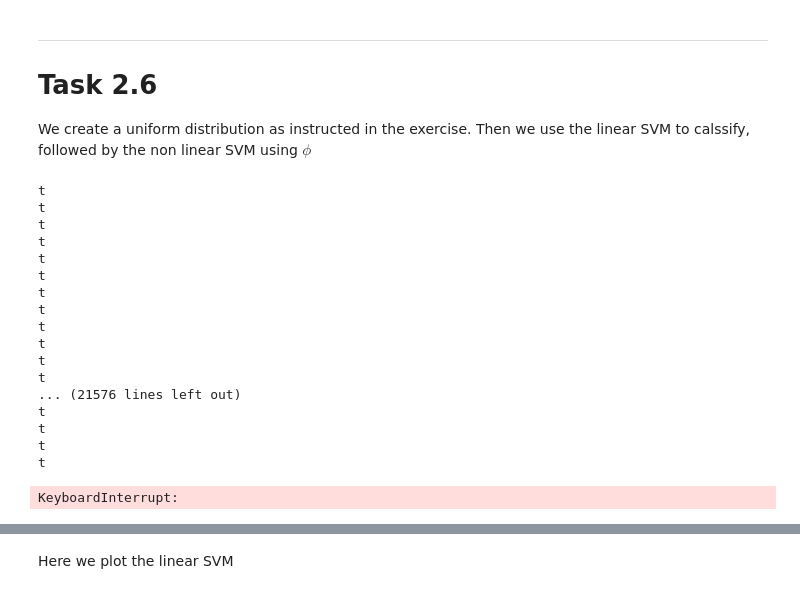
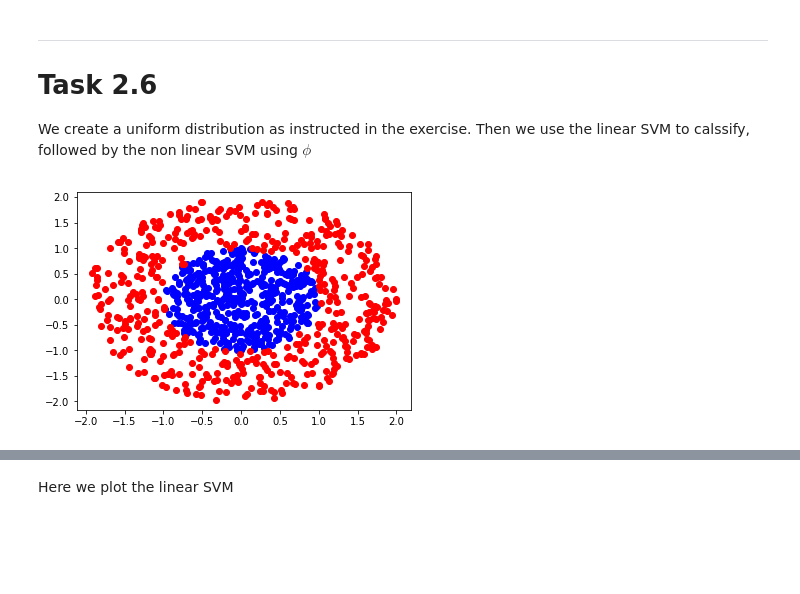
Before and after one commit to EspenXylander/mllab_group6, a Jupyter notebook: sheet2_group6.ipynb, the cells around one changed output, grey strips where cells are left out. Cells and saved outputs as stored; diff of their text form; code cells hidden in the pictures; blank space fills up the shorter version.

```diff
--- a/sheet2_group6.ipynb
+++ b/sheet2_group6.ipynb
@@ -286,48 +286,32 @@ def generate_data_circle(n = 100, radius_1 = 1, radius_2 = 2, lable_1 = -1, labl
     x = np.hstack((x.real.reshape(100, 1), x.imag.reshape(100, 1)))
 
     return x, y
-# %%
-
-def generate_data_uniform(n,d, r1=1,r2=2,label_0=-1,label_1=1):
-    R = max(r1,r2)
-    r = min(r1,r2)
-    data_1 = np.random.uniform(-r,r,(n//2,d))
-    for i in range(len(data_1)):
-        while np.dot(data_1[i],data_1[i])>r**2:
-            print("t")
-            data_1[i] = np.random.uniform(-r,r)
-
-    data_2 = np.random.uniform(-R,R,(n-(n//2),d))
-    for i in range(len(data_2)):
-        while np.dot(data_1[i],data_1[i])<r**2 or np.dot(data_1[i],data_1[i])>R**2:
-            print("t")
-            data_2[i] = np.random.uniform(-R,R)
-    return np.append(data_1,data_2)
-
-plot_generated_data(generate_data_uniform(10,2))
-plt.show()
-# %% [output]
-t
-t
-t
-t
-t
-t
-t
-t
-t
-t
-t
-t
-... (21576 lines left out)
-t
-t
-t
-t
-KeyboardInterrupt:
 # %%
 def plot_generated_data(x):
     plt.plot(x[:len(x)//2,0], x[:len(x)//2,1], 'bo')
     plt.plot(x[len(x)//2:,0], x[len(x)//2:,1], 'ro')
     #return x, y
+# %%
+
+def generate_data_uniform(n=100,d=2, r1=1,r2=2,label_0=-1,label_1=1):
+    R = max(r1,r2)
+    r = min(r1,r2)
+    data_1 = np.random.uniform(-r,r,(n//2,d))
+    for i in range(len(data_1)):
+        while np.dot(data_1[i],data_1[i])>r**2:
+            #print("t")
+            data_1[i] = np.random.uniform(-r,r, 2)
+
+    data_2 = np.random.uniform(-R,R,(n-(n//2),d))
+    for i in range(len(data_2)):
+        while np.dot(data_2[i],data_2[i])<r**2 or np.dot(data_2[i],data_2[i])>R**2:
+            #print("t")
+            data_2[i] = np.random.uniform(-R,R, 2)
+    return np.vstack((data_1,data_2))
+
+x = generate_data_uniform(1000,2)
+plot_generated_data(x)
+plt.show()
+# %% [output]
+[figure, added]
 # %%
```
Also changed, not shown: parts of 7 cells of this notebook.
